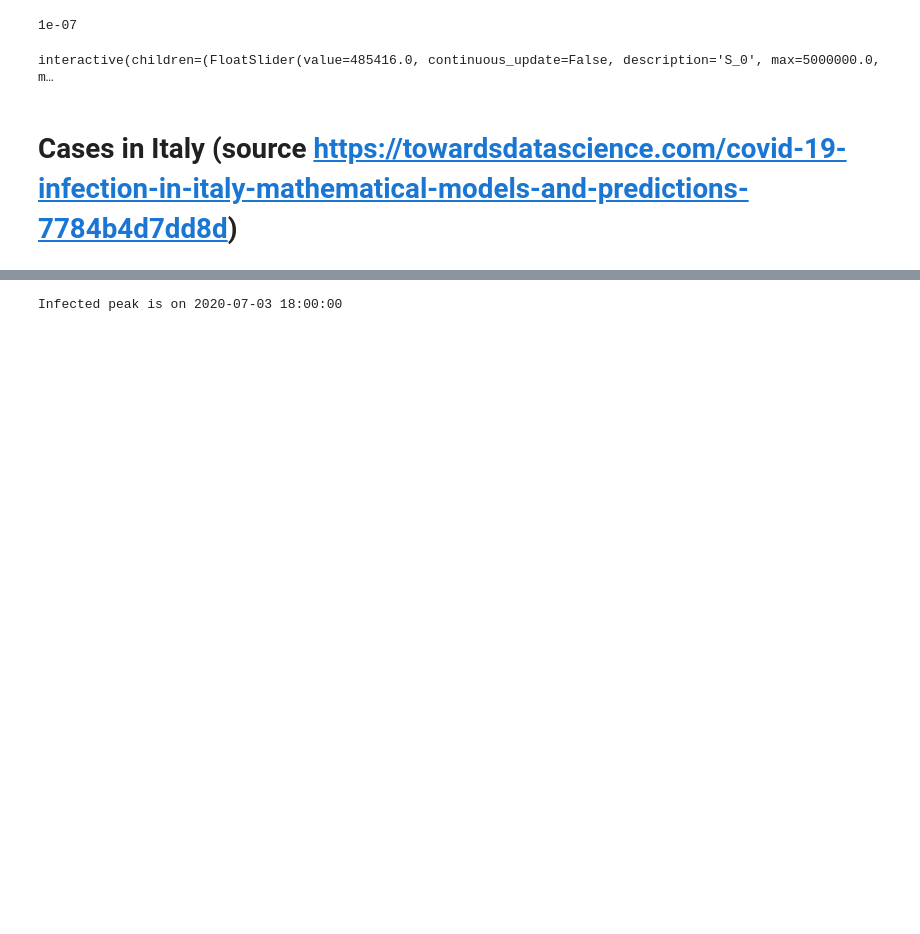
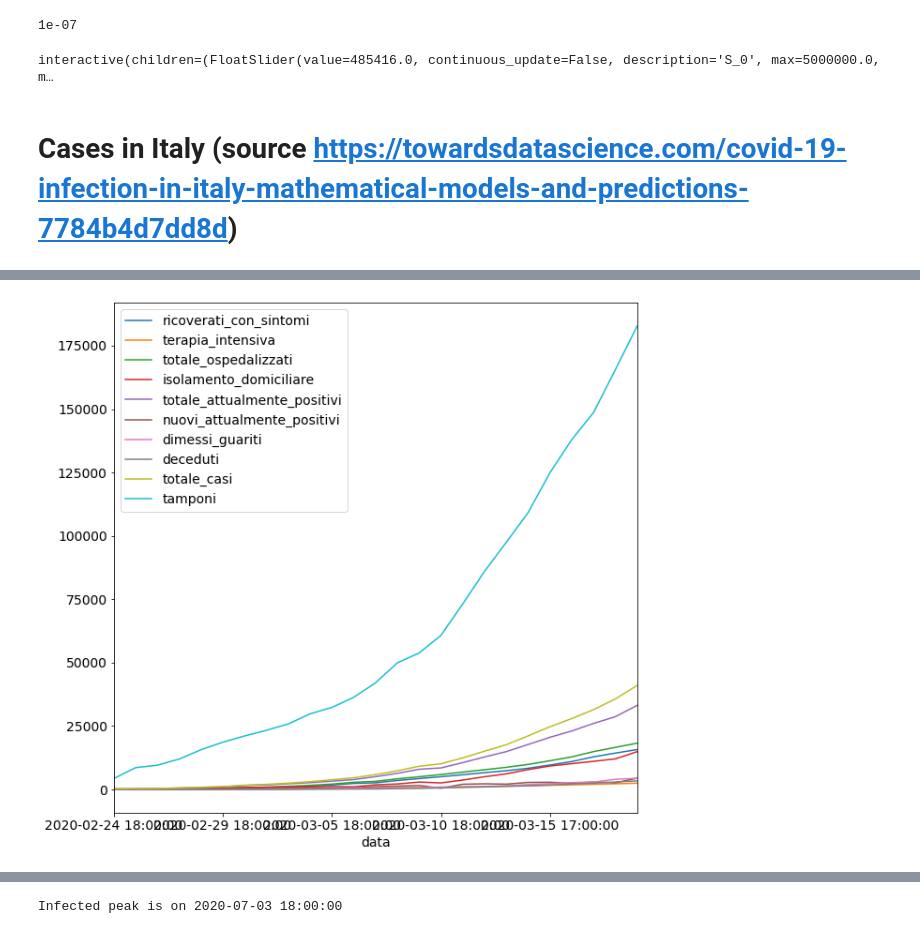
Before and after one commit to gbellandi/corona_model, a Jupyter notebook: Corona_model_scenarios_JHUdata.ipynb, the cells around one changed output, grey strips where cells are left out. Drawn from its saved outputs; the diff is of its cells as text; code cells hidden in the pictures; blank space fills up the shorter version.

```diff
--- a/Corona_model_scenarios_JHUdata.ipynb
+++ b/Corona_model_scenarios_JHUdata.ipynb
@@ -162 +161,5 @@ df.set_index('data').head()
+# %%
+df.set_index('data').plot(figsize=(10,10));
+# %% [output]
+[figure, added]
 # %%
```
Also changed, not shown: parts of 7 cells of this notebook.
